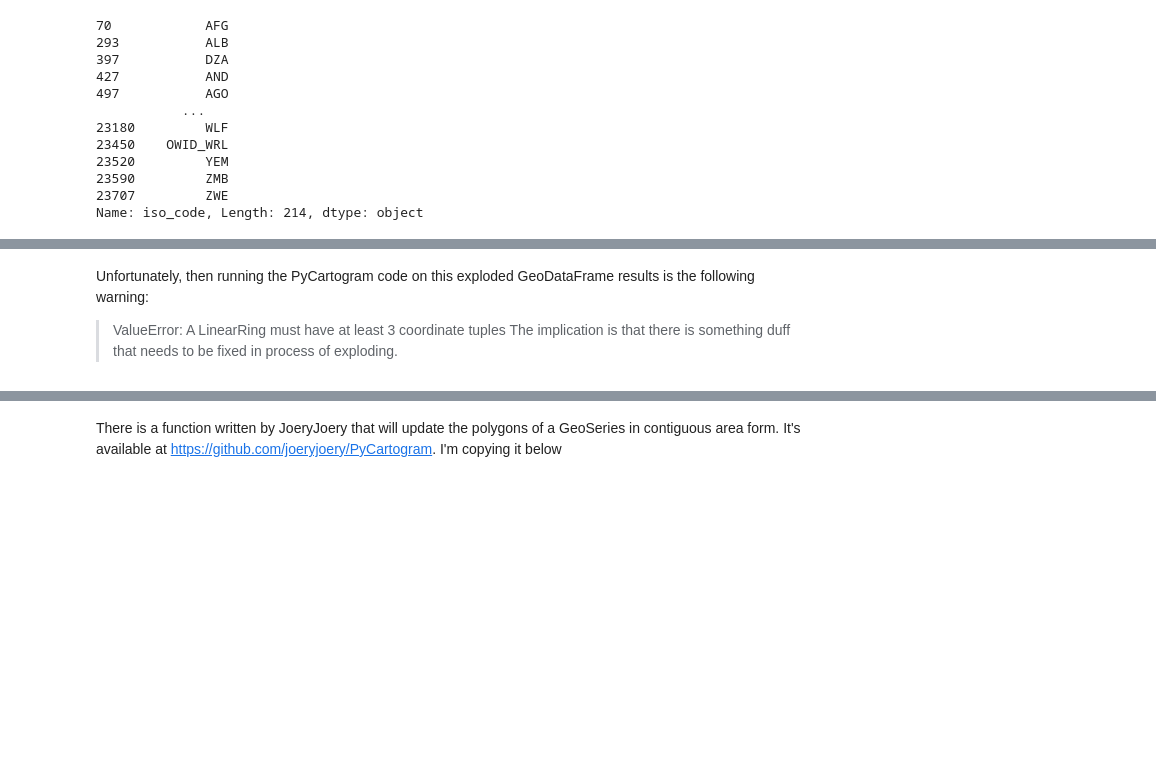
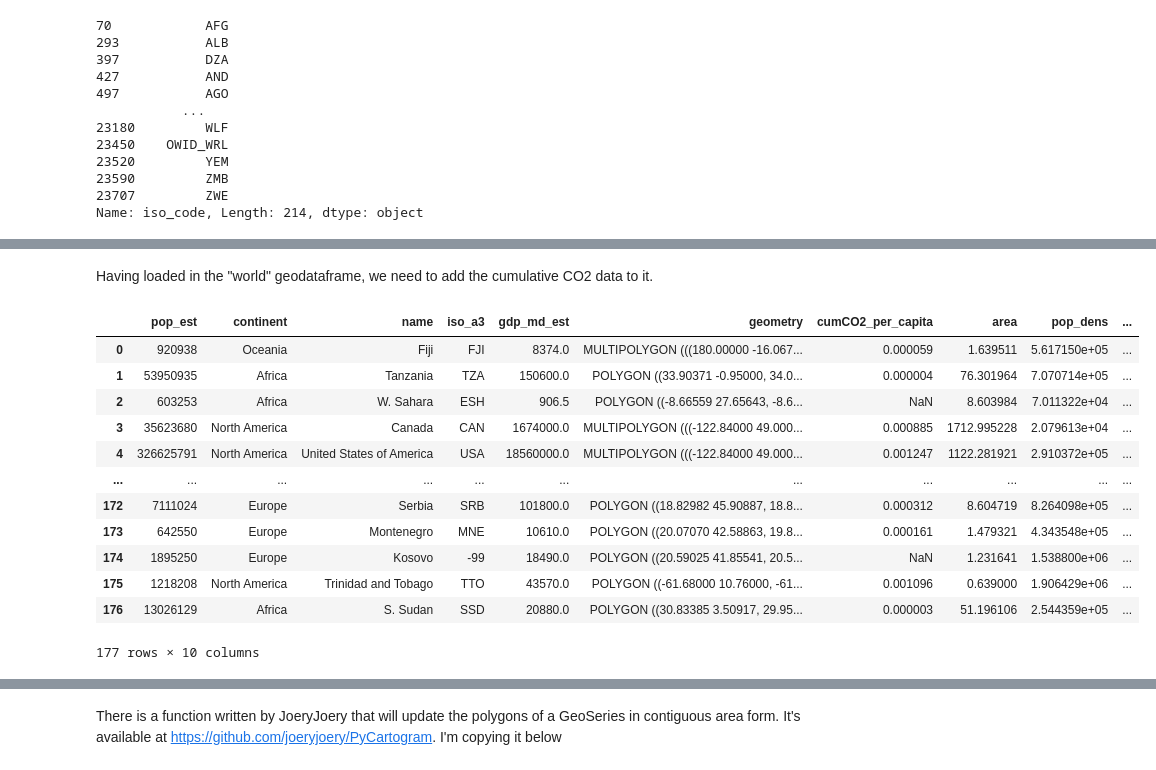
Before and after one commit to chrisbrierley/cartograms, a Jupyter notebook: Cumulative_emissions.ipynb, the cells around one changed output, grey strips where cells are left out. Saved outputs shown, nothing was run; the diff lists cells and outputs as text; code cells hidden in the pictures; blank space fills up the shorter version.

```diff
--- a/Cumulative_emissions.ipynb
+++ b/Cumulative_emissions.ipynb
@@ -66,4 +107,0 @@ exploded.plot()
-# %% [markdown]
-Unfortunately, then running the PyCartogram code on this exploded GeoDataFrame results is the following warning:
-> ValueError: A LinearRing must have at least 3 coordinate tuples
-The implication is that there is something duff that needs to be fixed in process of exploding.
@@ -82,0 +108,22 @@ exploded['npts'].min()
+# %% [markdown]
+Having loaded in the "world" geodataframe, we need to add the cumulative CO2 data to it.
+# %%
+world['cumCO2_per_capita']=world['iso_a3'] #add a new column to geodataframe
+world['cumCO2_per_capita']=world['cumCO2_per_capita'].map(cumCO2_per_capita_dict) #replace contents of column through dictionary
+world['cumCO2_Nat']=world['iso_a3'] #add a new column to geodataframe
+world['cumCO2_Nat']=world['cumCO2_Nat'].map(cumCO2_Nat_dict) #replace contents of column through dictionary
+world
+# %% [output]
+|  | pop_est | continent | name | iso_a3 | gdp_md_est | geometry | cumCO2_per_capita | area | pop_dens | ... |
+| 0 | 920938 | Oceania | Fiji | FJI | 8374.0 | MULTIPOLYGON (((180.00000 -16.067... | 0.000059 | 1.639511 | 5.617150e+05 | ... |
+| 1 | 53950935 | Africa | Tanzania | TZA | 150600.0 | POLYGON ((33.90371 -0.95000, 34.0... | 0.000004 | 76.301964 | 7.070714e+05 | ... |
+| 2 | 603253 | Africa | W. Sahara | ESH | 906.5 | POLYGON ((-8.66559 27.65643, -8.6... | NaN | 8.603984 | 7.011322e+04 | ... |
+| 3 | 35623680 | North America | Canada | CAN | 1674000.0 | MULTIPOLYGON (((-122.84000 49.000... | 0.000885 | 1712.995228 | 2.079613e+04 | ... |
+| 4 | 326625791 | North America | United States of America | USA | 18560000.0 | MULTIPOLYGON (((-122.84000 49.000... | 0.001247 | 1122.281921 | 2.910372e+05 | ... |
+| ... | ... | ... | ... | ... | ... | ... | ... | ... | ... | ... |
+| 172 | 7111024 | Europe | Serbia | SRB | 101800.0 | POLYGON ((18.82982 45.90887, 18.8... | 0.000312 | 8.604719 | 8.264098e+05 | ... |
+| 173 | 642550 | Europe | Montenegro | MNE | 10610.0 | POLYGON ((20.07070 42.58863, 19.8... | 0.000161 | 1.479321 | 4.343548e+05 | ... |
+| 174 | 1895250 | Europe | Kosovo | -99 | 18490.0 | POLYGON ((20.59025 41.85541, 20.5... | NaN | 1.231641 | 1.538800e+06 | ... |
+| 175 | 1218208 | North America | Trinidad and Tobago | TTO | 43570.0 | POLYGON ((-61.68000 10.76000, -61... | 0.001096 | 0.639000 | 1.906429e+06 | ... |
+| 176 | 13026129 | Africa | S. Sudan | SSD | 20880.0 | POLYGON ((30.83385 3.50917, 29.95... | 0.000003 | 51.196106 | 2.544359e+05 | ... |
+177 rows × 10 columns
```
Also changed, not shown: parts of 27 cells of this notebook, 2 other files.
